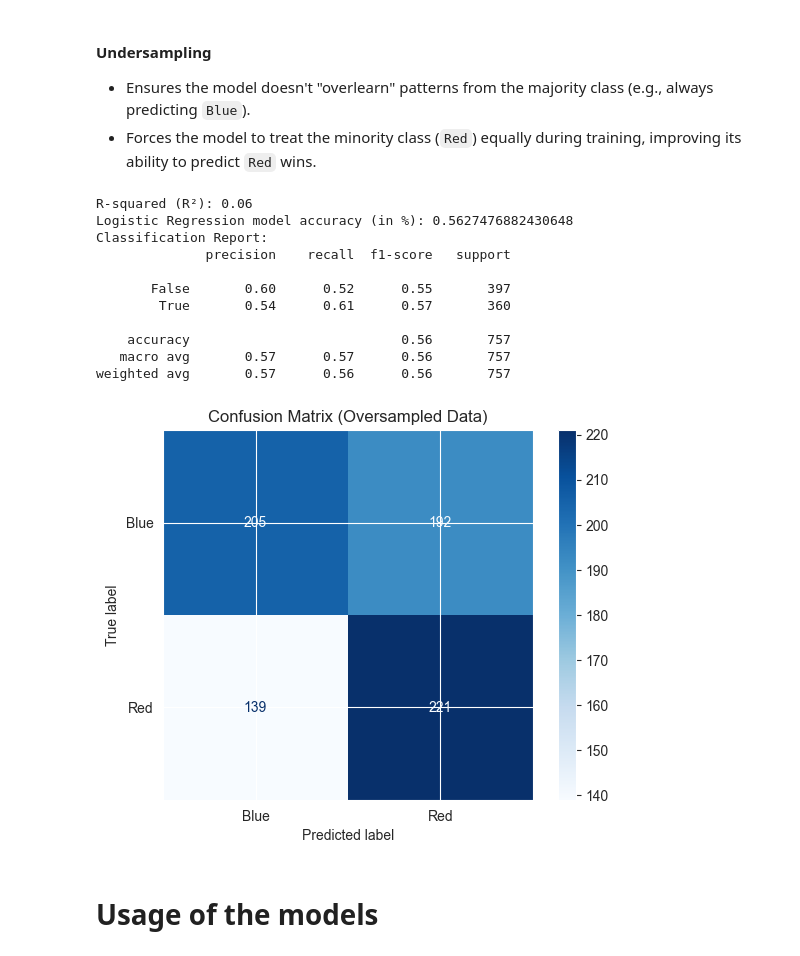
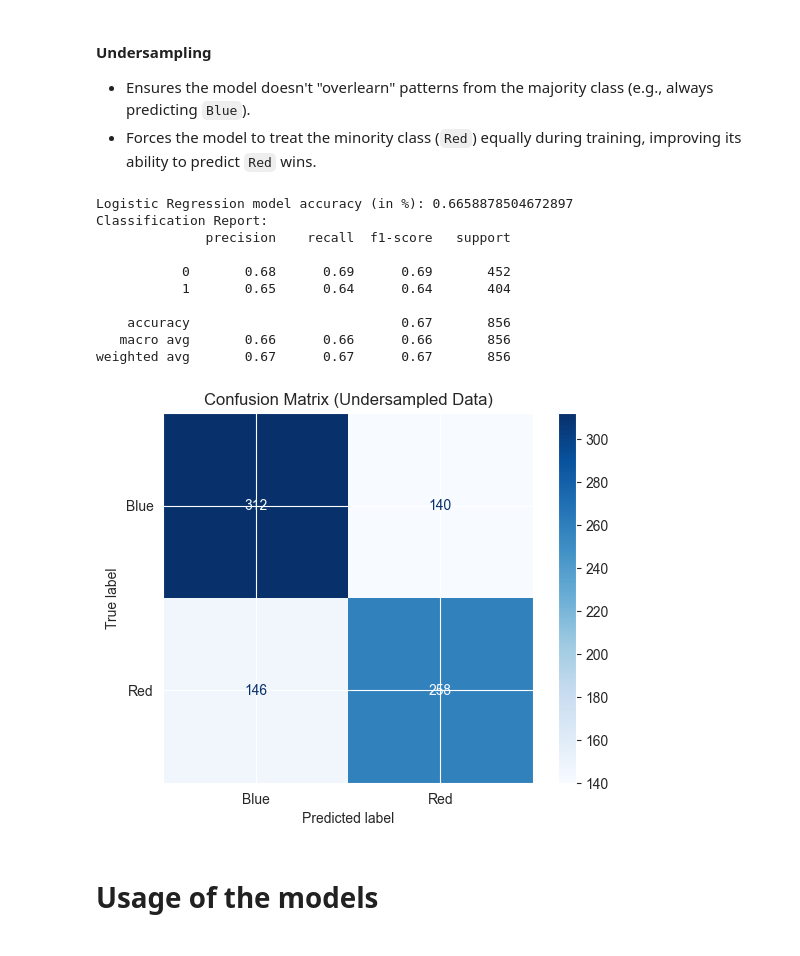
Before and after one commit to BurovDanil/MinorAI, a Jupyter notebook: PythonCR/Personal project/LogisticRegressionUFC.ipynb, the cells around one changed output. Drawn from its saved outputs; the diff is of its cells as text; code cells hidden in the pictures.

```diff
--- a/PythonCR/Personal project/LogisticRegressionUFC.ipynb
+++ b/PythonCR/Personal project/LogisticRegressionUFC.ipynb
@@ -664,50 +662,45 @@ majority_class = data_combined[data_combined['Winner'] == 0]  # Blue
 minority_class = data_combined[data_combined['Winner'] == 1]  # Red
 
 # Undersample the majority class
 majority_undersampled = resample(majority_class,
                                   replace=False,  # Sample without replacement
                                   n_samples=len(minority_class),  # Match minority class size
                                   random_state=42)
 
 # Combine the undersampled majority class with the minority class
 undersampled_data = pd.concat([majority_undersampled, minority_class])
 
 X_undersampled = undersampled_data.drop(columns=['Winner'])
 y_undersampled = undersampled_data['Winner']
 
 X_train, X_test, y_train, y_test = train_test_split(X_undersampled, y_undersampled, test_size=0.2, random_state=42)
 
 model = LogisticRegression()
 model.fit(X_train, y_train)
 
-r2 = r2_score(y_test_encoded, y_pred_proba)
-print(f"R-squared (R²): {r2:.2f}")
-
 y_pred = model.predict(X_test)
 
 acc = accuracy_score(y_test, y_pred)
 print("Logistic Regression model accuracy (in %):", acc)
 print("Classification Report:")
 print(classification_report(y_test, y_pred))
+
+# Confusion matrix for oversampling
+disp = ConfusionMatrixDisplay.from_estimator(model, X_test, y_test, display_labels=['Blue', 'Red'], cmap='Blues')
+disp.ax_.set_title("Confusion Matrix (Undersampled Data)")
+plt.show()
 # %% [output]
-R-squared (R²): 0.06
-Logistic Regression model accuracy (in %): 0.5627476882430648
+Logistic Regression model accuracy (in %): 0.6658878504672897
 Classification Report:
               precision    recall  f1-score   support
 
-       False       0.60      0.52      0.55       397
-        True       0.54      0.61      0.57       360
+           0       0.68      0.69      0.69       452
+           1       0.65      0.64      0.64       404
 
-    accuracy                           0.56       757
-   macro avg       0.57      0.57      0.56       757
-weighted avg       0.57      0.56      0.56       757
+    accuracy                           0.67       856
+   macro avg       0.66      0.66      0.66       856
+weighted avg       0.67      0.67      0.67       856
+[figure, added]
-# %%
-# Confusion matrix for oversampling
-disp = ConfusionMatrixDisplay.from_estimator(model, X_test, y_test, display_labels=['Blue', 'Red'], cmap='Blues')
-disp.ax_.set_title("Confusion Matrix (Oversampled Data)")
-plt.show()
-# %% [output]
-[figure, removed]
 # %% [markdown]
 # Usage of the models
 # %%
```
Also changed, not shown: parts of 7 cells of this notebook, 13 other files.
